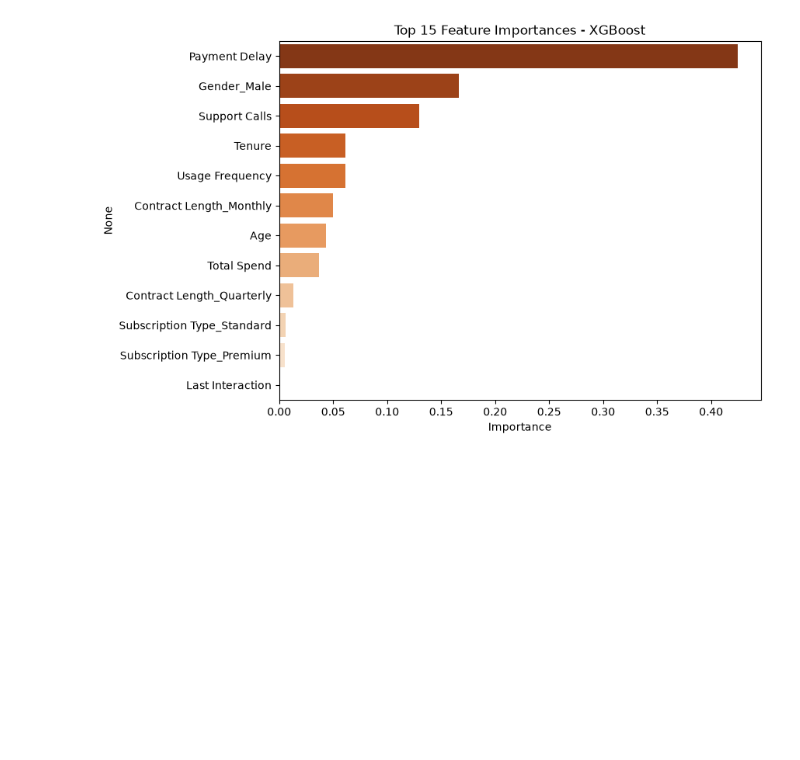
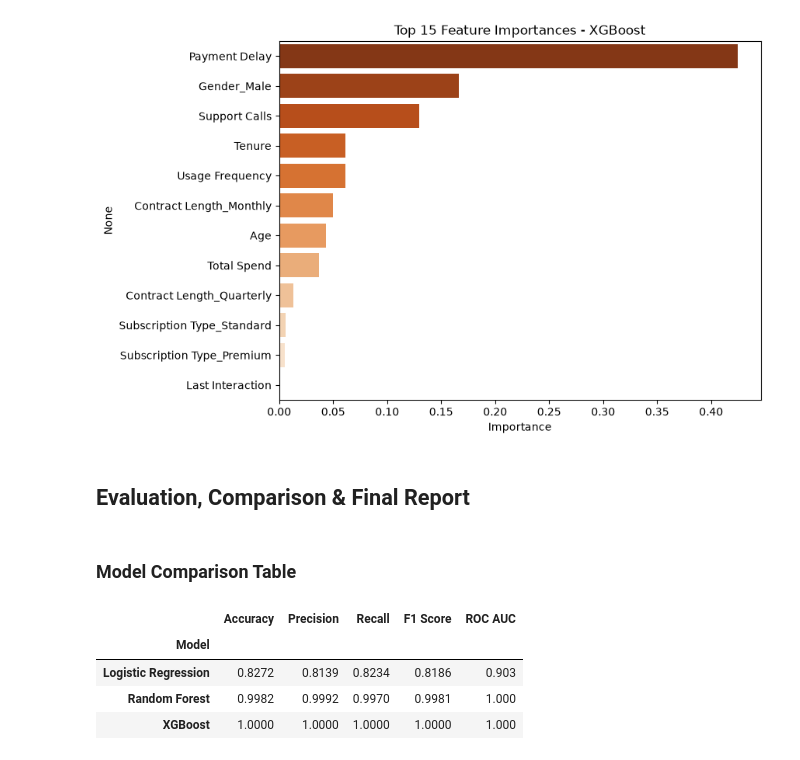
Before and after one commit to janaali2006/customer-churn-prediction, a Jupyter notebook: main (1).ipynb, the cells around one changed output. Cells and saved outputs as stored; diff of their text form; code cells hidden in the pictures; blank space fills up the shorter version.

```diff
--- a/main (1).ipynb
+++ b/main (1).ipynb
@@ -448,3 +448,44 @@ Passing `palette` without assigning `hue` is deprecated and will be removed in v
 
   sns.barplot(x=importances_xgb.values[:15], y=importances_xgb.index[:15], palette="Oranges_r")
 [figure]
+# %% [markdown]
+## Evaluation, Comparison & Final Report
+# %% [markdown]
+### Model Comparison Table
+# %%
+results = pd.DataFrame({
+    "Model": ["Logistic Regression", "Random Forest", "XGBoost"],
+    "Accuracy": [
+        accuracy_score(y_test, y_pred_log),
+        accuracy_score(y_test, y_pred_rf),
+        accuracy_score(y_test, y_pred_xgb),
+    ],
+    "Precision": [
+        precision_score(y_test, y_pred_log),
+        precision_score(y_test, y_pred_rf),
+        precision_score(y_test, y_pred_xgb),
+    ],
+    "Recall": [
+        recall_score(y_test, y_pred_log),
+        recall_score(y_test, y_pred_rf),
+        recall_score(y_test, y_pred_xgb),
+    ],
+    "F1 Score": [
+        f1_score(y_test, y_pred_log),
+        f1_score(y_test, y_pred_rf),
+        f1_score(y_test, y_pred_xgb),
+    ],
+    "ROC AUC": [
+        roc_auc_score(y_test, y_proba_log),
+        roc_auc_score(y_test, y_proba_rf),
+        roc_auc_score(y_test, y_proba_xgb),
+    ],
+}).set_index("Model").round(4)
+
+results
+# %% [output]
+|  | Accuracy | Precision | Recall | F1 Score | ROC AUC |
+| Model |  |  |  |  |  |
+| Logistic Regression | 0.8272 | 0.8139 | 0.8234 | 0.8186 | 0.903 |
+| Random Forest | 0.9982 | 0.9992 | 0.9970 | 0.9981 | 1.000 |
+| XGBoost | 1.0000 | 1.0000 | 1.0000 | 1.0000 | 1.000 |
```
Also changed, not shown: parts of 9 cells of this notebook.
